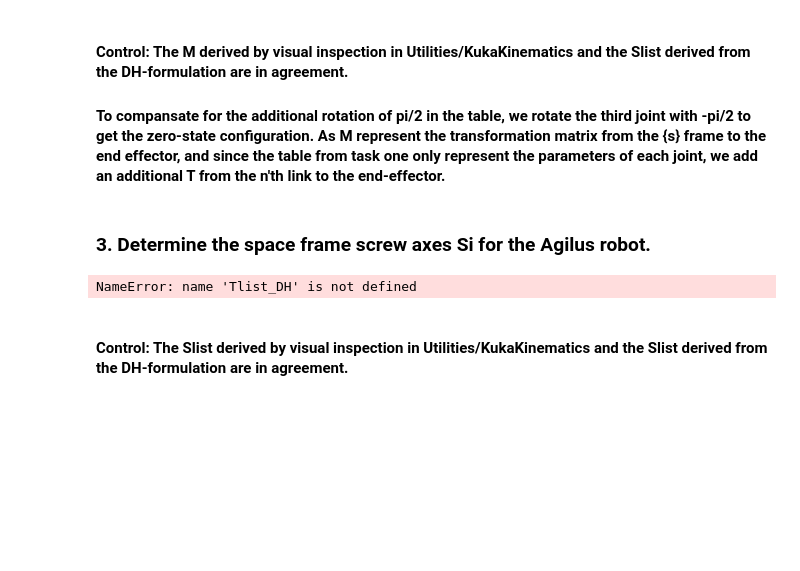
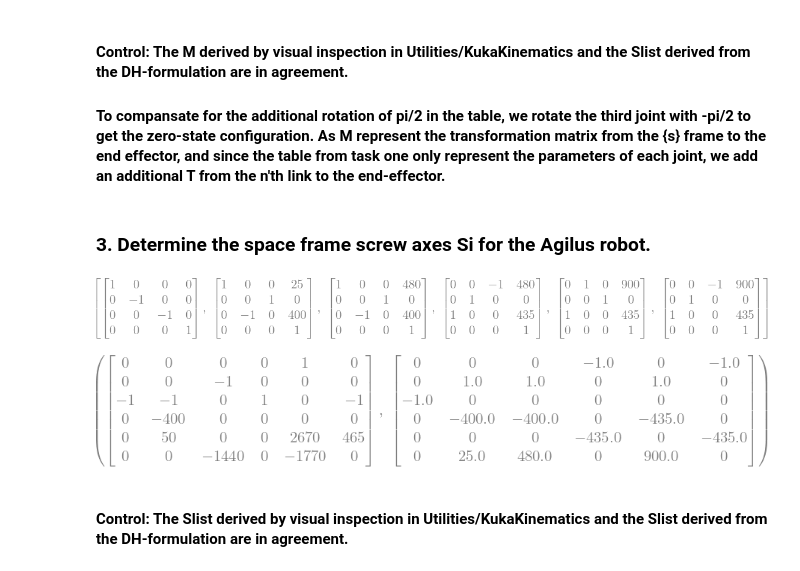
Before and after one commit to BirkHveding/RobotTek, a Jupyter notebook: Task_2.ipynb, the cells around one changed output. Cells and saved outputs as stored; diff of their text form; code cells hidden in the pictures; blank space fills up the shorter version.

```diff
--- a/Task_2.ipynb
+++ b/Task_2.ipynb
@@ -48,6 +48,10 @@ M_DH, Me
 #### To compansate for the additional rotation of pi/2 in the table, we rotate the third joint with -pi/2 to get the zero-state configuration. As M represent the transformation matrix from the {s} frame to the end effector, and since the table from task one only represent the parameters of each joint, we add an additional T from the n'th link to the end-effector.
 # %% [markdown]
 ### 3. Determine the space frame screw axes Si for the Agilus robot.
+# %%
+Tsi
+# %% [output]
+[figure, added]
 # %%
 Ai = sp.Matrix([[0,-1,0,0],[1,0,0,0],[0,0,0,0],[0,0,0,0]]) # This is a given matrix due to revolute joints
 
@@ -55,7 +59,7 @@ S_sp = sp.zeros(6)
 for i in range(6):
     dot_sum = sp.eye(4)
     for n in range(i,-1,-1):
-        dot_sum = Tlist_DH[i] * dot_sum
+        dot_sum = Tsi[i] * dot_sum
     S_skew = dot_sum * Ai * sp.Inverse(dot_sum)
     S_sp[0,i] = S_skew[2,1]
     S_sp[1,i] = S_skew[0,2]
@@ -66,7 +70,7 @@ for i in range(6):
 
 S_sp, sp.Matrix(Slist)
 # %% [output]
-NameError: name 'Tlist_DH' is not defined
+[figure, added]
 # %% [markdown]
 ####  Control: The Slist derived by visual inspection in Utilities/KukaKinematics and the Slist derived from the DH-formulation are in agreement.
 # %% [markdown]
```
